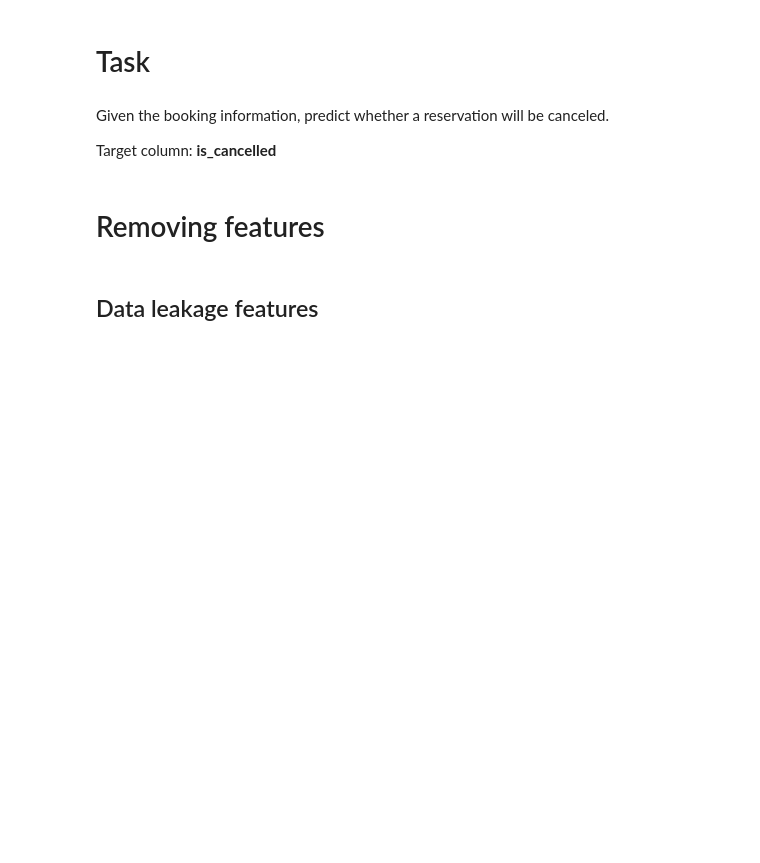
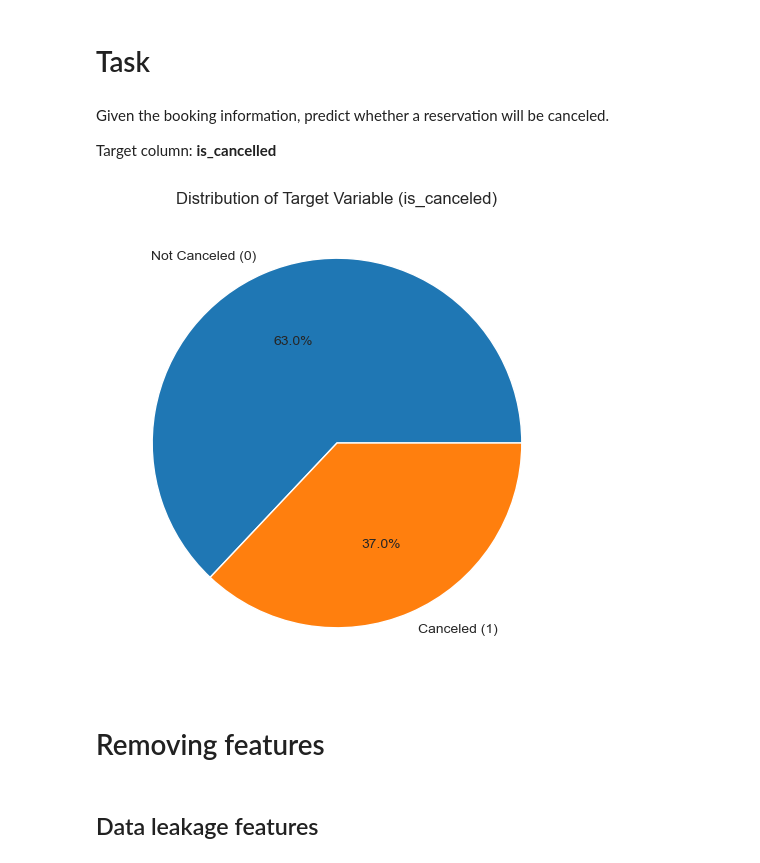
Before and after one commit to markoandjel/Preprocessing, a Jupyter notebook: I seminarski rad/Feature_Selection_Marko_Andjelkovic_1809.ipynb, the cells around one changed output. Cells and saved outputs as stored; diff of their text form; code cells hidden in the pictures; blank space fills up the shorter version.

```diff
--- a/I seminarski rad/Feature_Selection_Marko_Andjelkovic_1809.ipynb
+++ b/I seminarski rad/Feature_Selection_Marko_Andjelkovic_1809.ipynb
@@ -98,6 +98,18 @@ df.describe(include='all')
 Given the booking information, predict whether a reservation will be canceled.
 
 Target column: **is_cancelled**
+# %%
+import matplotlib.pyplot as plt
+
+counts = df["is_canceled"].value_counts()
+labels = ["Not Canceled (0)", "Canceled (1)"]
+
+plt.figure(figsize=(6,6))
+plt.pie(counts, labels=labels, autopct="%1.1f%%")
+plt.title("Distribution of Target Variable (is_canceled)")
+plt.show()
+# %% [output]
+[figure, added]
 # %% [markdown]
 # Removing features
 # %% [markdown]
```
Also changed, not shown: parts of 56 cells of this notebook, 1 other file.
